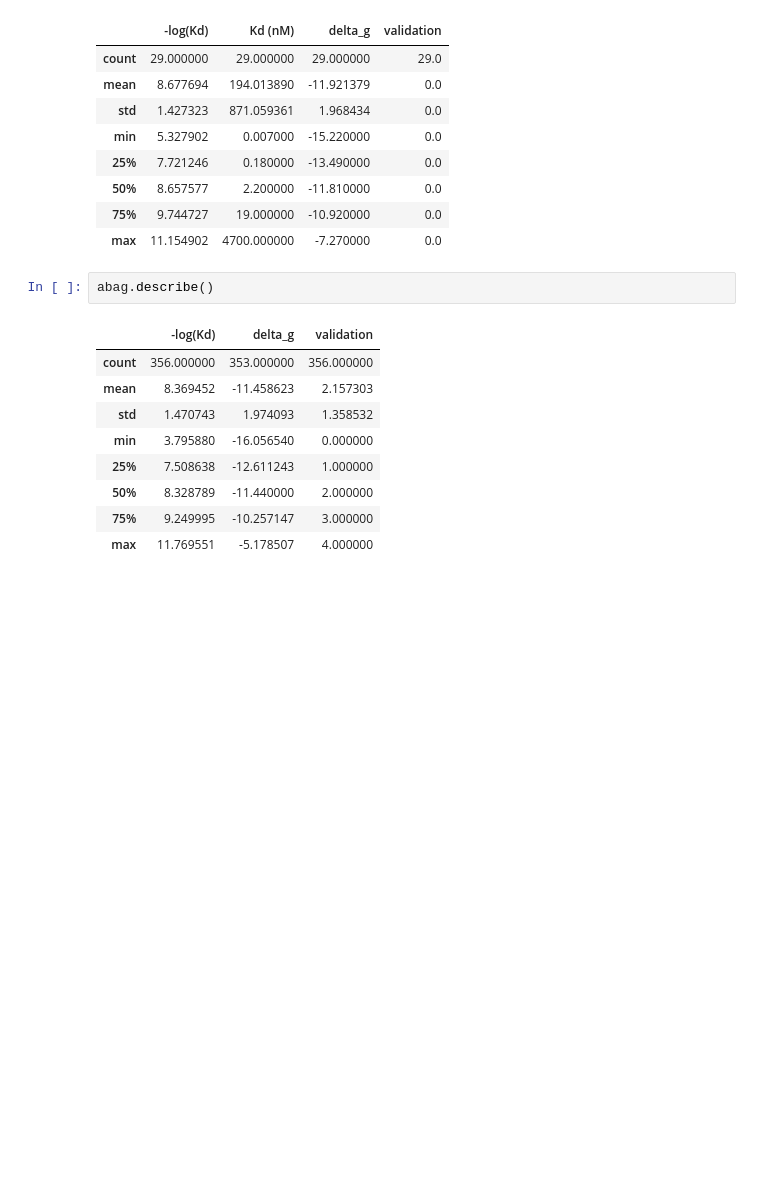
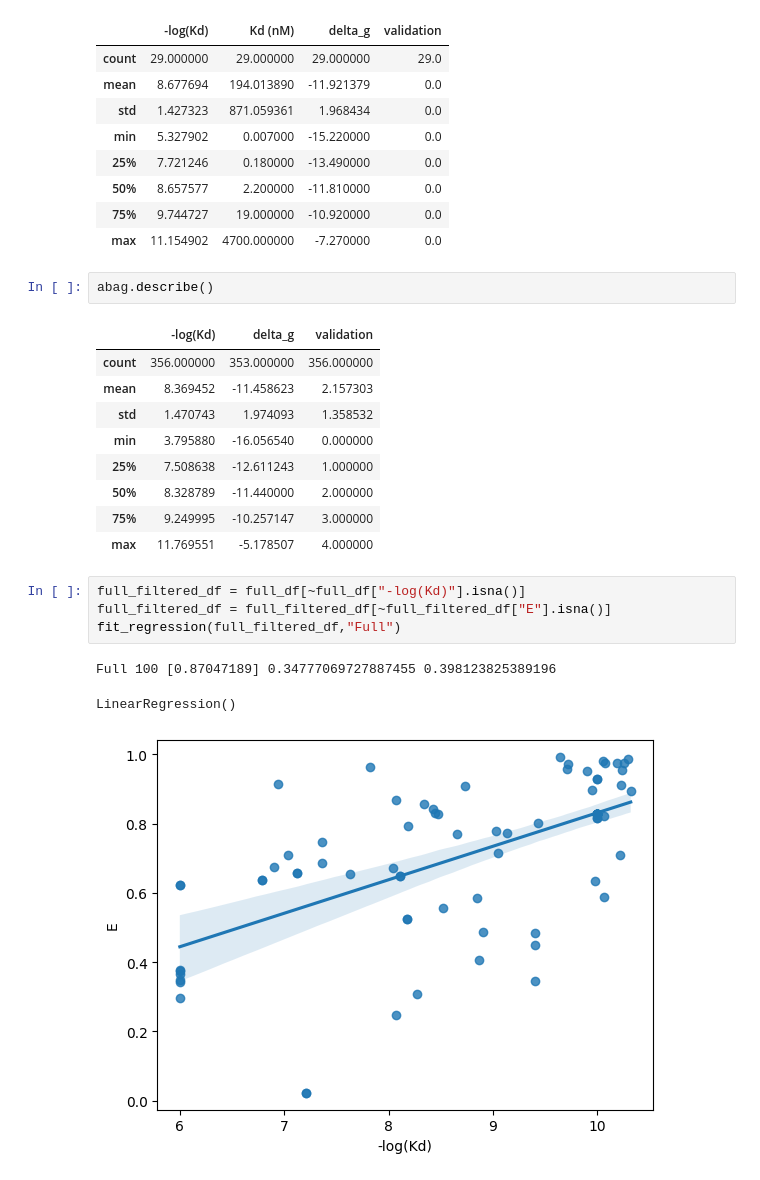
Before and after one commit to FabianTraxler/ag_binding_affinity, a Jupyter notebook: src/data_analysis/Finding_Optimal_h_function.ipynb, the cells around one changed output. Drawn from its saved outputs; the diff is of its cells as text; blank space fills up the shorter version.

```diff
--- a/src/data_analysis/Finding_Optimal_h_function.ipynb
+++ b/src/data_analysis/Finding_Optimal_h_function.ipynb
@@ -225,3 +226,11 @@ abag.describe()
 | 50% | 8.328789 | -11.440000 | 2.000000 |
 | 75% | 9.249995 | -10.257147 | 3.000000 |
 | max | 11.769551 | -5.178507 | 4.000000 |
+# %%
+full_filtered_df = full_df[~full_df["-log(Kd)"].isna()]
+full_filtered_df = full_filtered_df[~full_filtered_df["E"].isna()]
+fit_regression(full_filtered_df,"Full")
+# %% [output]
+Full 100 [0.87047189] 0.34777069727887455 0.398123825389196
+LinearRegression()
+[figure, added]
```
Also changed, not shown: parts of 3 cells of this notebook, 1 other file.
